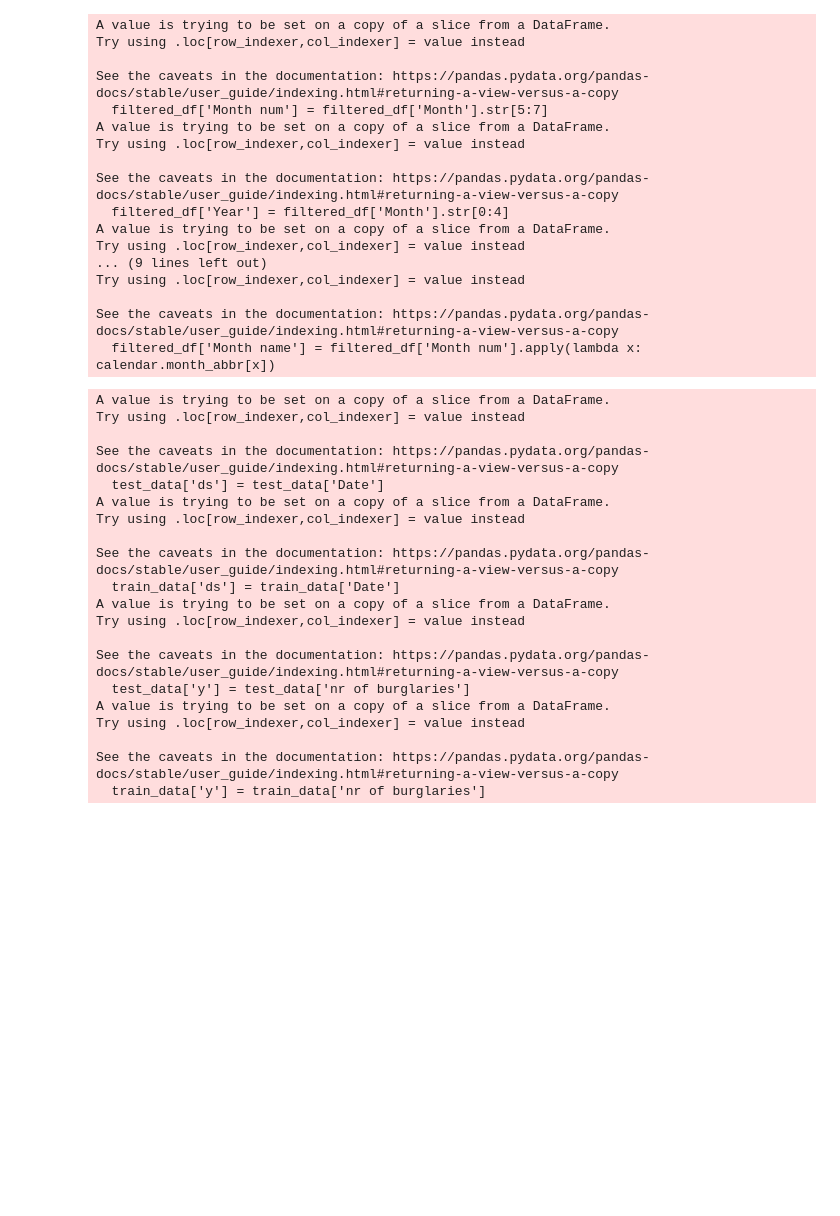
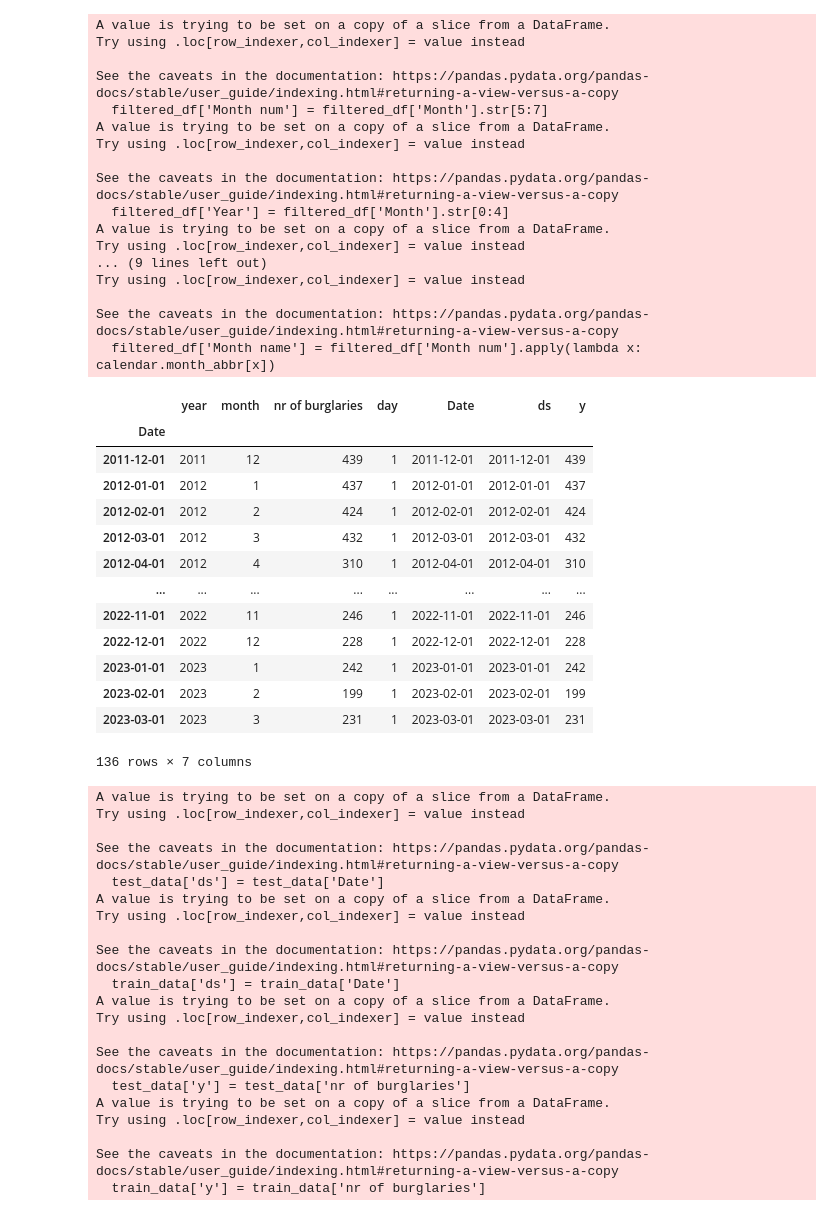
Before and after one commit to isavgt/JBG050-group11, a Jupyter notebook: LSTM.ipynb, the cells around one changed output. Drawn from its saved outputs; the diff is of its cells as text; code cells hidden in the pictures; blank space fills up the shorter version.

```diff
--- a/LSTM.ipynb
+++ b/LSTM.ipynb
@@ -68,6 +68,23 @@ Try using .loc[row_indexer,col_indexer] = value instead
 
 See the caveats in the documentation: https://pandas.pydata.org/pandas-docs/stable/user_guide/indexing.html#returning-a-view-versus-a-copy
   filtered_df['Month name'] = filtered_df['Month num'].apply(lambda x: calendar.month_abbr[x])
+# %%
+monthly_grouped_df
+# %% [output]
+|  | year | month | nr of burglaries | day | Date | ds | y |
+| Date |  |  |  |  |  |  |  |
+| 2011-12-01 | 2011 | 12 | 439 | 1 | 2011-12-01 | 2011-12-01 | 439 |
+| 2012-01-01 | 2012 | 1 | 437 | 1 | 2012-01-01 | 2012-01-01 | 437 |
+| 2012-02-01 | 2012 | 2 | 424 | 1 | 2012-02-01 | 2012-02-01 | 424 |
+| 2012-03-01 | 2012 | 3 | 432 | 1 | 2012-03-01 | 2012-03-01 | 432 |
+| 2012-04-01 | 2012 | 4 | 310 | 1 | 2012-04-01 | 2012-04-01 | 310 |
+| ... | ... | ... | ... | ... | ... | ... | ... |
+| 2022-11-01 | 2022 | 11 | 246 | 1 | 2022-11-01 | 2022-11-01 | 246 |
+| 2022-12-01 | 2022 | 12 | 228 | 1 | 2022-12-01 | 2022-12-01 | 228 |
+| 2023-01-01 | 2023 | 1 | 242 | 1 | 2023-01-01 | 2023-01-01 | 242 |
+| 2023-02-01 | 2023 | 2 | 199 | 1 | 2023-02-01 | 2023-02-01 | 199 |
+| 2023-03-01 | 2023 | 3 | 231 | 1 | 2023-03-01 | 2023-03-01 | 231 |
+136 rows × 7 columns
 # %%
 # Divide test and train data
 train_data = monthly_grouped_df[monthly_grouped_df['year']<2018]
```
Also changed, not shown: parts of 8 cells of this notebook.
